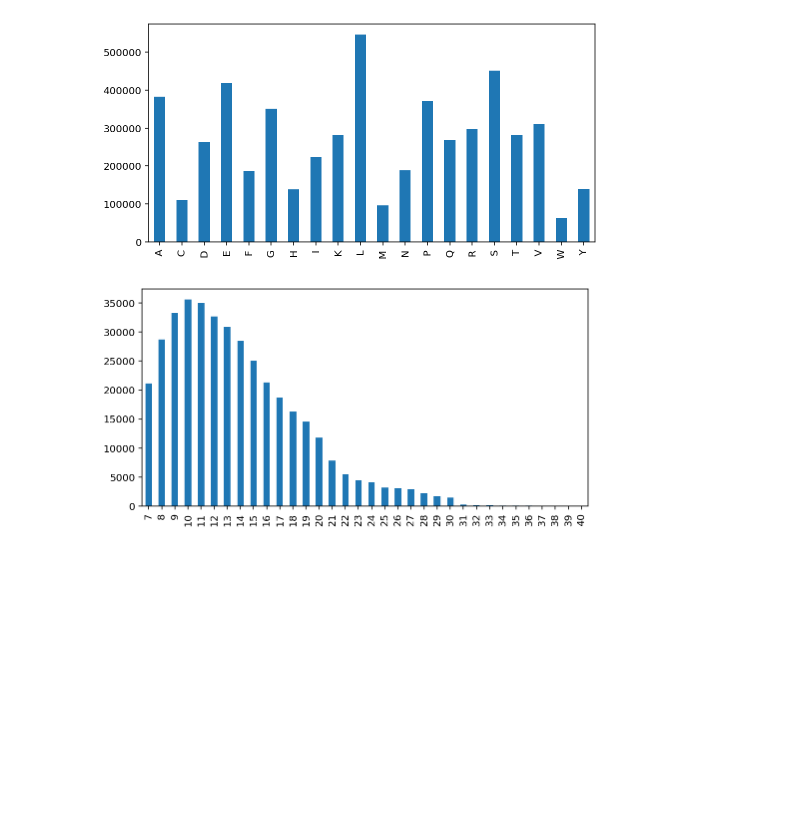
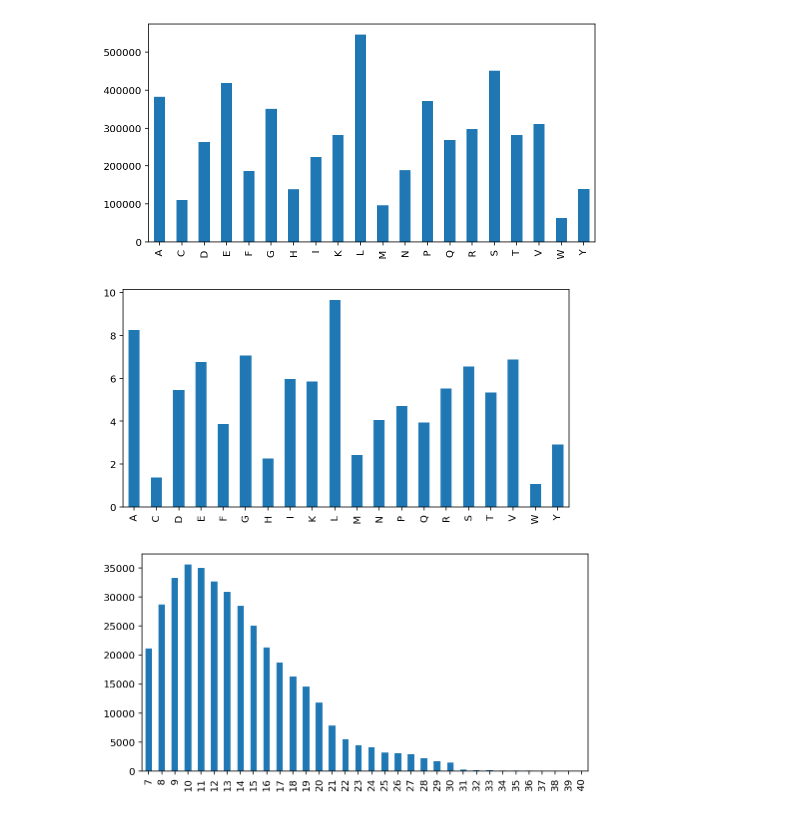
Before and after one commit to murphy17/MSPretraining, a Jupyter notebook: ProteomeToolsStats.ipynb, the cells around one changed output. Saved outputs shown, nothing was run; the diff lists cells and outputs as text; code cells hidden in the pictures; blank space fills up the shorter version.

```diff
--- a/SequenceStats.ipynb
+++ b/ProteomeToolsStats.ipynb
@@ -44,6 +44,18 @@ aa_counts = Counter(''.join(sequence_counts))
 pd.Series(aa_counts).sort_index().plot(kind='bar',figsize=(8,4));
 # %% [output]
 [figure]
+# %%
+# SwissProt for comparison.
+# https://web.expasy.org/protscale/pscale/A.A.Swiss-Prot.html
+swissprot = {
+    'A':8.25,'R':5.53,'N':4.06,'D':5.45,'C':1.37,
+    'Q':3.93,'E':6.75,'G':7.07,'H':2.27,'I':5.96,
+    'L':9.66,'K':5.84,'M':2.42,'F':3.86,'P':4.70,
+    'S':6.56,'T':5.34,'W':1.08,'Y':2.92,'V':6.87,
+}
+pd.Series(swissprot).sort_index().plot(kind='bar',figsize=(8,4));
+# %% [output]
+[figure, added]
 # %%
 # Length distribution of unique sequences. Longest sequence is 40 AAs.
 sequence_lengths = Counter(map(len,sequence_counts.keys()))
```
Also changed, not shown: parts of 2 cells of this notebook, 2 other files.
